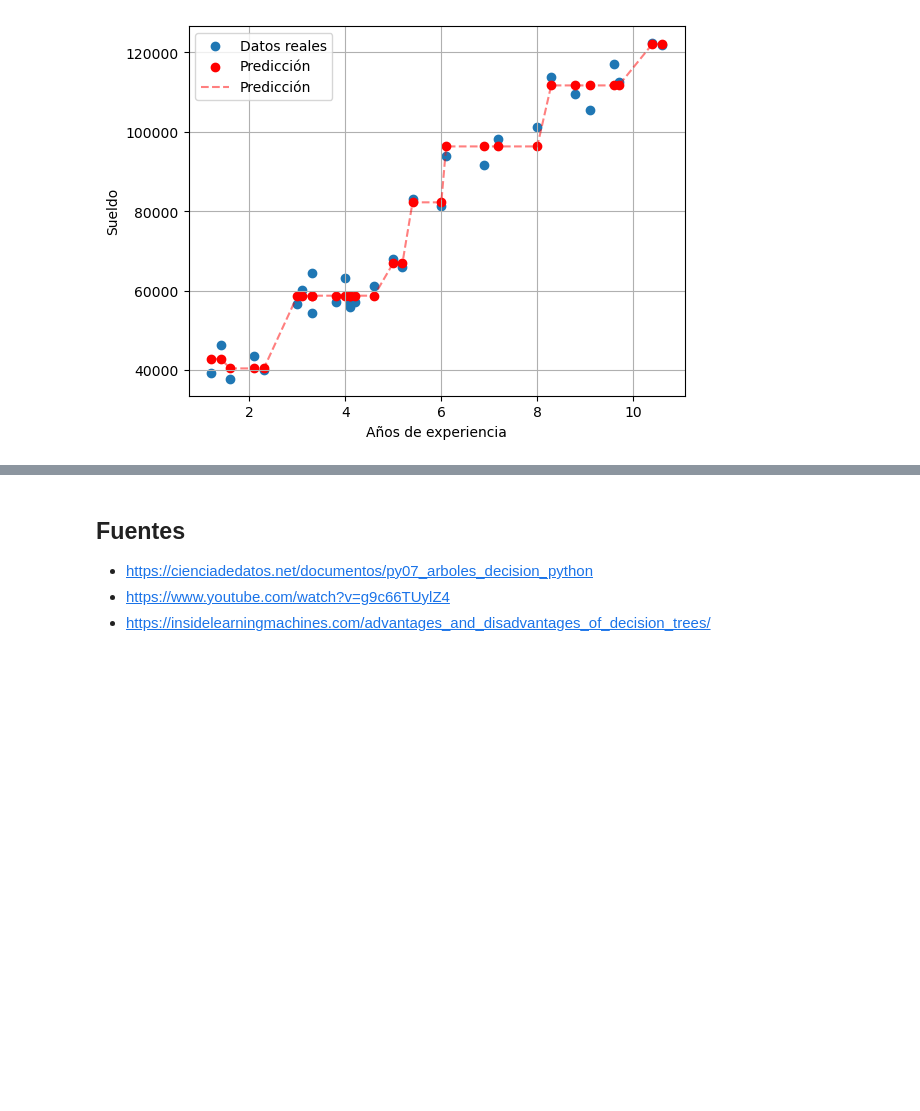
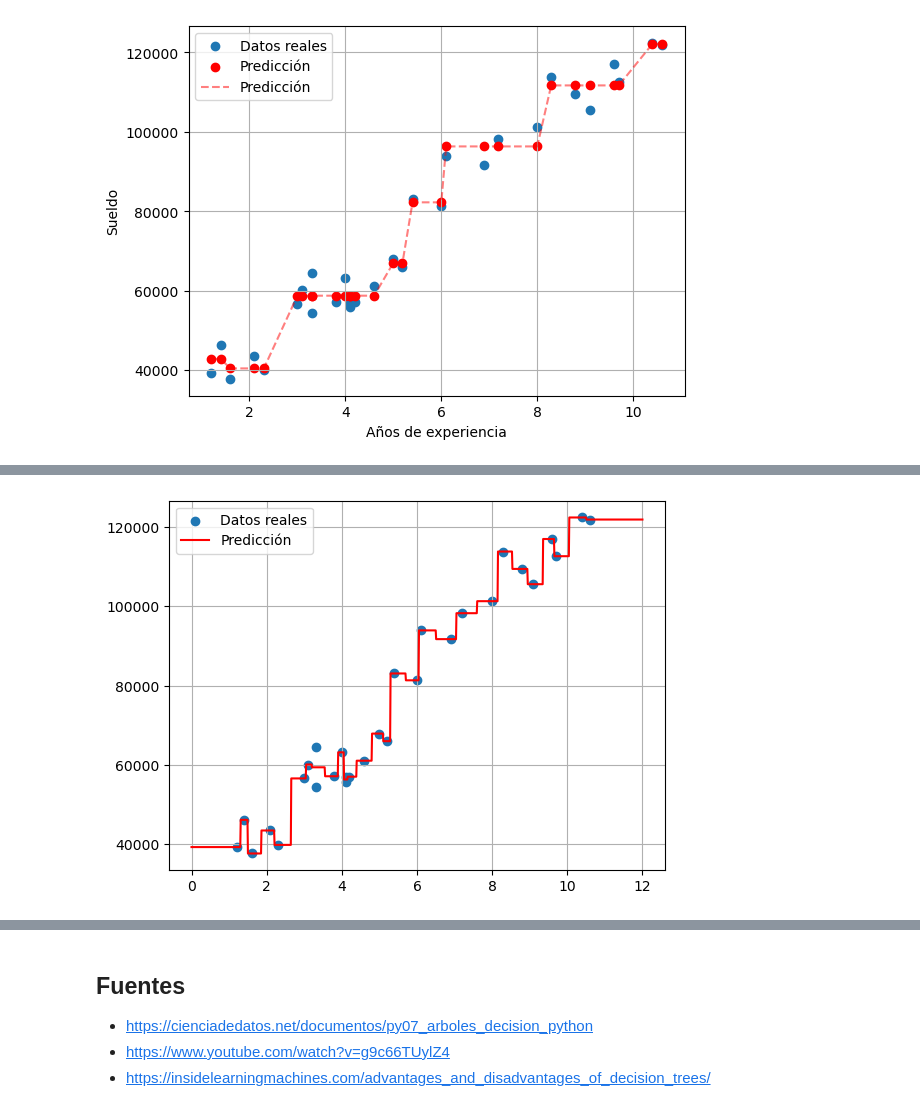
Before and after one commit to avidaldo/ia23, a Jupyter notebook: algoritmos/decision_tree.ipynb, the cells around one changed output, grey strips where cells are left out. Saved outputs shown, nothing was run; the diff lists cells and outputs as text; code cells hidden in the pictures; blank space fills up the shorter version.

```diff
--- a/algoritmos/decision_tree.ipynb
+++ b/algoritmos/decision_tree.ipynb
@@ -121,0 +115,12 @@ Podemos observar fácilmente una de las principales desventajas de los árboles
+# %%
+tree_reg = DecisionTreeRegressor().fit(df[["YearsExperience"]], df["Salary"])
+
+plt.scatter(df['YearsExperience'], df['Salary'], label='Datos reales')
+x = np.linspace(0, 12, 1000)
+y_pred = tree_reg.predict(x.reshape(-1, 1))
+plt.plot(x, y_pred, color='red', label='Predicción')
+plt.legend()
+plt.grid(True)
+plt.show()
+# %% [output]
+[figure, added]
```
Also changed, not shown: parts of 12 cells of this notebook.
